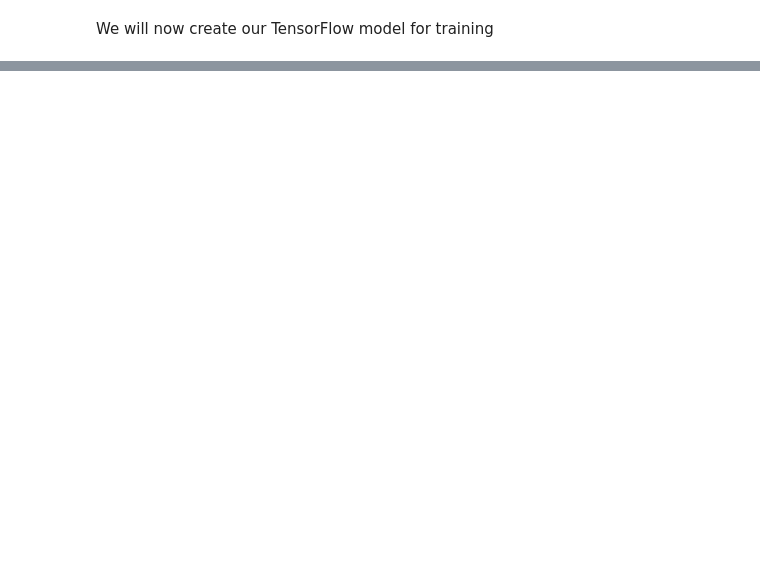
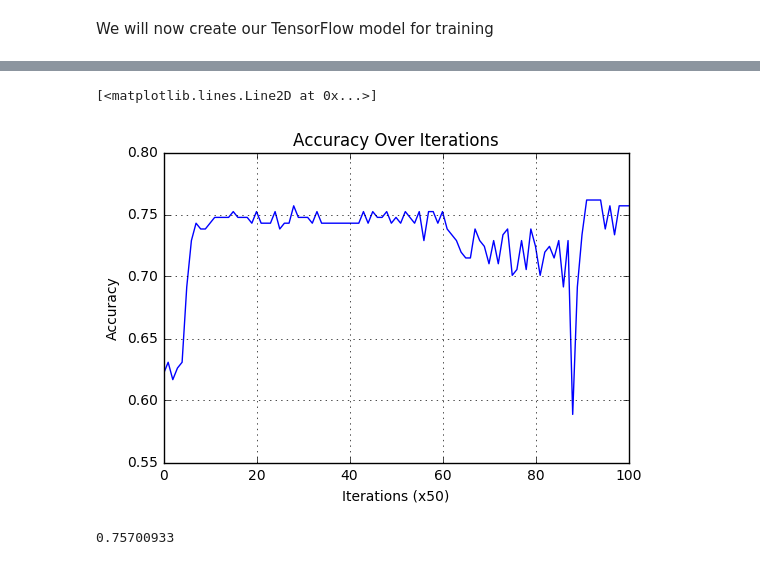
Before and after one commit to victorgcapone/datascience, a Jupyter notebook: Titanic/Titanic.ipynb, the cells around one changed output, grey strips where cells are left out. Saved outputs shown, nothing was run; the diff lists cells and outputs as text; code cells hidden in the pictures; blank space fills up the shorter version.

```diff
--- a/Titanic/Titanic.ipynb
+++ b/Titanic/Titanic.ipynb
@@ -172,0 +203,13 @@ Caused by op 'input', defined at:
+# %%
+plt.title("Accuracy Over Iterations")
+plt.xlabel("Iterations (x50)")
+plt.ylabel("Accuracy")
+plt.grid()
+plt.plot(r_acc)
+# %% [output]
+[<matplotlib.lines.Line2D at 0x...>]
+[figure, added]
+# %%
+r_acc[-1]
+# %% [output]
+0.75700933
```
Also changed, not shown: parts of 10 cells of this notebook, 1 other file.
